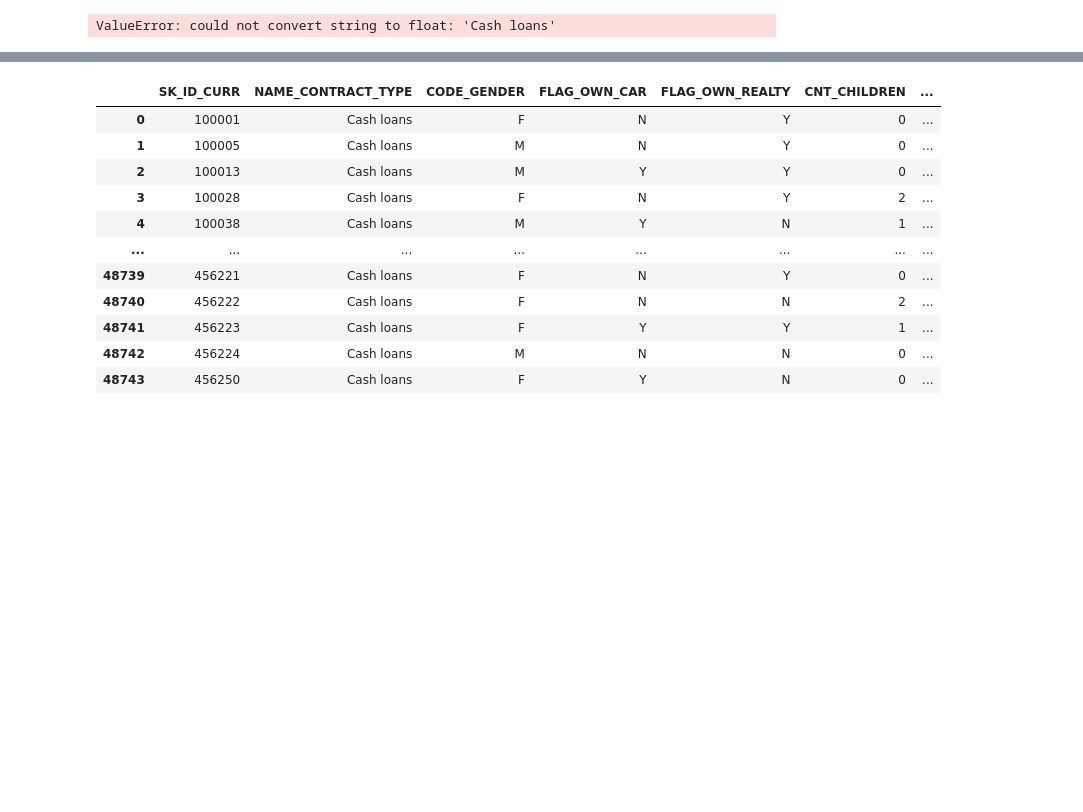
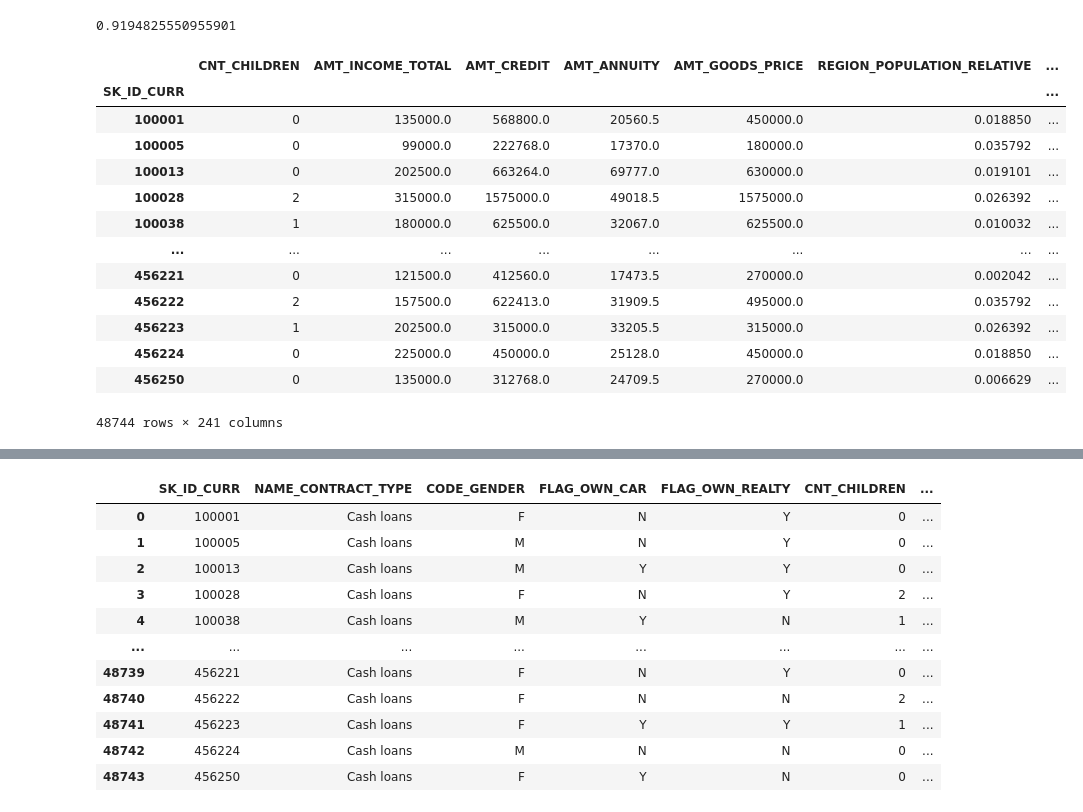
Before and after one commit to juliengan/Home-Credit-Risk-Classification, a Jupyter notebook: notebooks/02_Training.ipynb, the cells around one changed output, grey strips where cells are left out. Cells and saved outputs as stored; diff of their text form; code cells hidden in the pictures; blank space fills up the shorter version.

```diff
--- a/notebooks/02_Training.ipynb
+++ b/notebooks/02_Training.ipynb
@@ -1,12 +1,29 @@
 # %%
 from sklearn.ensemble import GradientBoostingClassifier
 import pandas as pd
-train = pd.read_csv("../data/processed/application_train.csv")
-test = pd.read_csv("../data/processed/application_test.csv")
+train = pd.read_csv("../data/processed/application_train.csv").set_index('SK_ID_CURR')
+test = pd.read_csv("../data/processed/application_test.csv").set_index('SK_ID_CURR')
 
-X_train, X_test = train[1:], test[1:]
+X_train, X_test = train.iloc[:, 1:245], train.iloc[:, 1:245]
 y_train, y_test = train.TARGET, train.TARGET
 clf = GradientBoostingClassifier(n_estimators=100, learning_rate=1.0,max_depth=1, random_state=0).fit(X_train, y_train)
 clf.score(X_test, y_test)
 # %% [output]
-ValueError: could not convert string to float: 'Cash loans'
+0.9194825550955901
+# %%
+test
+# %% [output]
+|  | CNT_CHILDREN | AMT_INCOME_TOTAL | AMT_CREDIT | AMT_ANNUITY | AMT_GOODS_PRICE | REGION_POPULATION_RELATIVE | ... |
+| SK_ID_CURR |  |  |  |  |  |  | ... |
+| 100001 | 0 | 135000.0 | 568800.0 | 20560.5 | 450000.0 | 0.018850 | ... |
+| 100005 | 0 | 99000.0 | 222768.0 | 17370.0 | 180000.0 | 0.035792 | ... |
+| 100013 | 0 | 202500.0 | 663264.0 | 69777.0 | 630000.0 | 0.019101 | ... |
+| 100028 | 2 | 315000.0 | 1575000.0 | 49018.5 | 1575000.0 | 0.026392 | ... |
+| 100038 | 1 | 180000.0 | 625500.0 | 32067.0 | 625500.0 | 0.010032 | ... |
+| ... | ... | ... | ... | ... | ... | ... | ... |
+| 456221 | 0 | 121500.0 | 412560.0 | 17473.5 | 270000.0 | 0.002042 | ... |
+| 456222 | 2 | 157500.0 | 622413.0 | 31909.5 | 495000.0 | 0.035792 | ... |
+| 456223 | 1 | 202500.0 | 315000.0 | 33205.5 | 315000.0 | 0.026392 | ... |
+| 456224 | 0 | 225000.0 | 450000.0 | 25128.0 | 450000.0 | 0.018850 | ... |
+| 456250 | 0 | 135000.0 | 312768.0 | 24709.5 | 270000.0 | 0.006629 | ... |
+48744 rows × 241 columns
```
Also changed, not shown: parts of 3 cells of this notebook, 1 other file.
